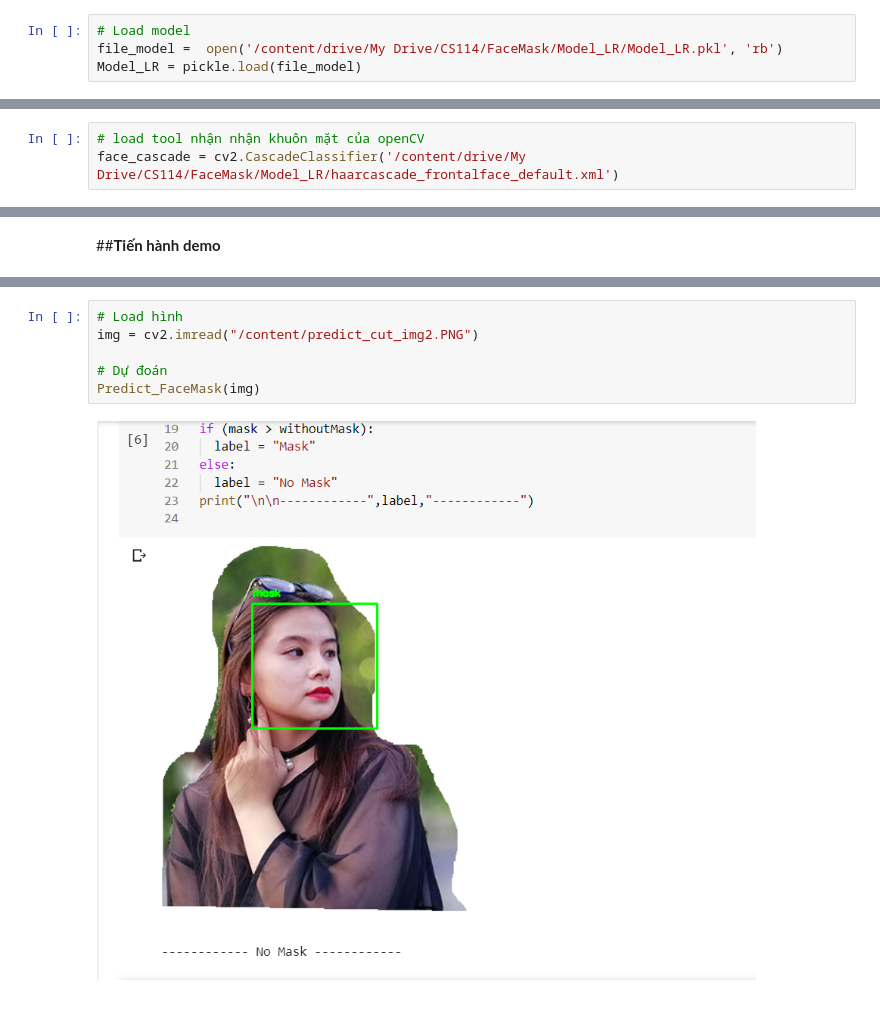
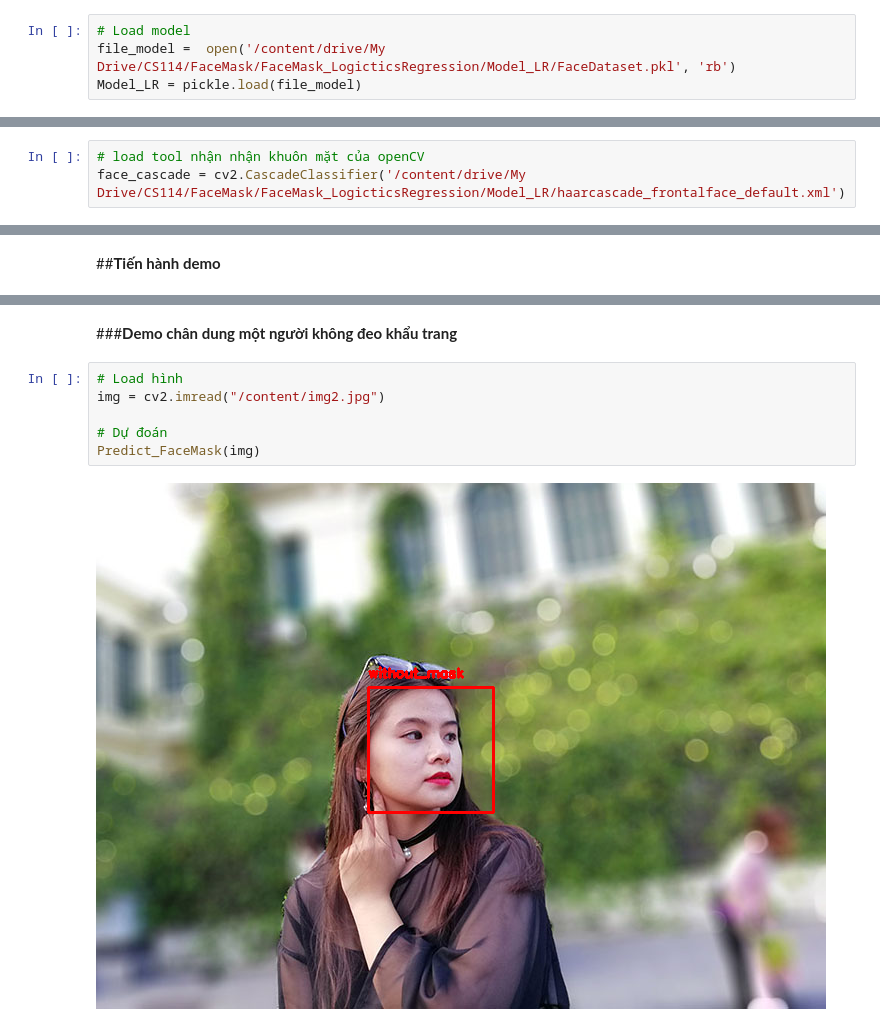
Before and after one commit to Hoangthang017/CS114.K21, a Jupyter notebook: FaceMask_LR/FaceMask_LR_Demo.ipynb, the cells around one changed output, grey strips where cells are left out. Saved outputs shown, nothing was run; the diff lists cells and outputs as text.

```diff
--- a/FaceMask_LR/FaceMask_LR_Demo.ipynb
+++ b/FaceMask_LR/FaceMask_LR_Demo.ipynb
@@ -24,13 +24,13 @@ import numpy as np
 ##**Load model**
 # %%
 # Load model
-file_model =  open('/content/drive/My Drive/CS114/FaceMask/Model_LR/Model_LR.pkl', 'rb')
+file_model =  open('/content/drive/My Drive/CS114/FaceMask/FaceMask_LogicticsRegression/Model_LR/FaceDataset.pkl', 'rb')
 Model_LR = pickle.load(file_model)
 # %% [markdown]
 ##**Load tool nhận diện khuôn mặt**
 # %%
 # load tool nhận nhận khuôn mặt của openCV
-face_cascade = cv2.CascadeClassifier('/content/drive/My Drive/CS114/FaceMask/Model_LR/haarcascade_frontalface_default.xml')
+face_cascade = cv2.CascadeClassifier('/content/drive/My Drive/CS114/FaceMask/FaceMask_LogicticsRegression/Model_LR/haarcascade_frontalface_default.xml')
 # %% [markdown]
 ##**Hàm dự đoán các khuôn mặt đeo khẩu trang**
 # %%
@@ -85,8 +93,10 @@ def Predict_FaceMask(img):
+# %% [markdown]
+###**Demo chân dung một người không đeo khẩu trang**
 # %%
 # Load hình
-img = cv2.imread("/content/predict_cut_img2.PNG")
+img = cv2.imread("/content/img2.jpg")
 
 # Dự đoán
 Predict_FaceMask(img)
 # %% [output]
-[figure, old version]
+[figure, new version]
```
Also changed, not shown: parts of 9 cells of this notebook.
